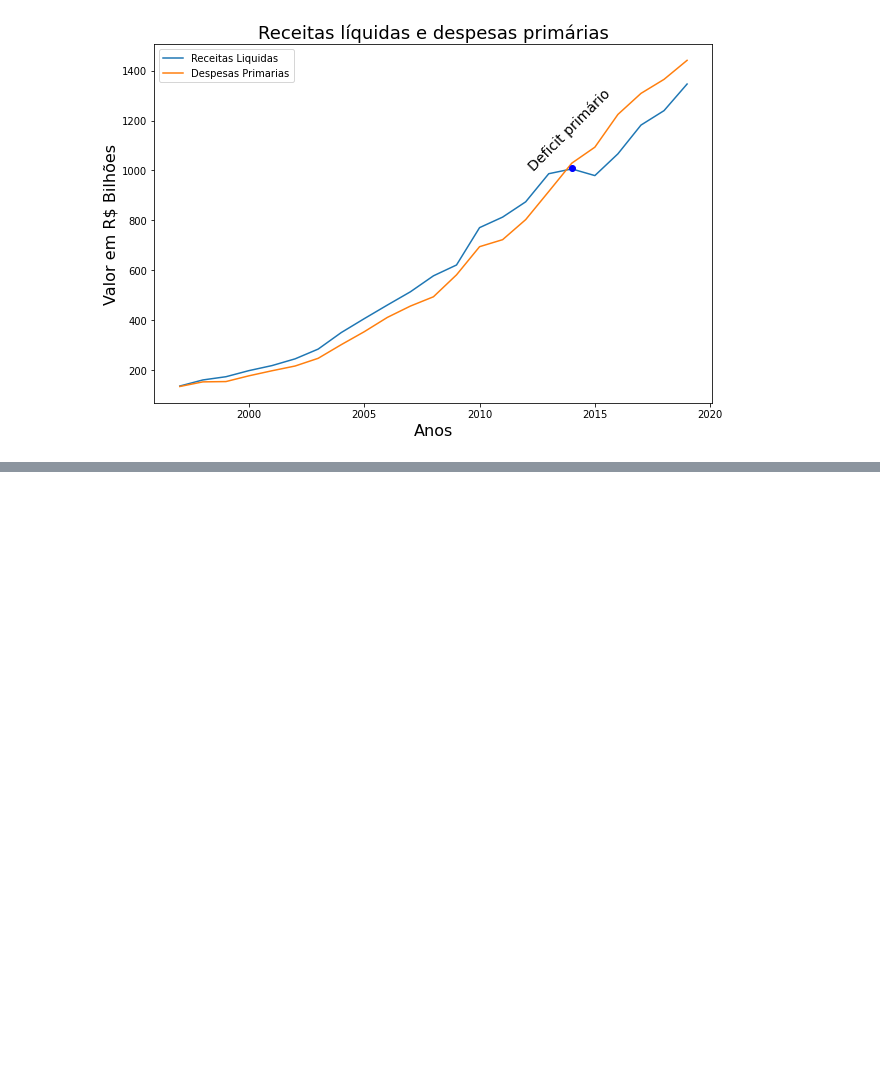
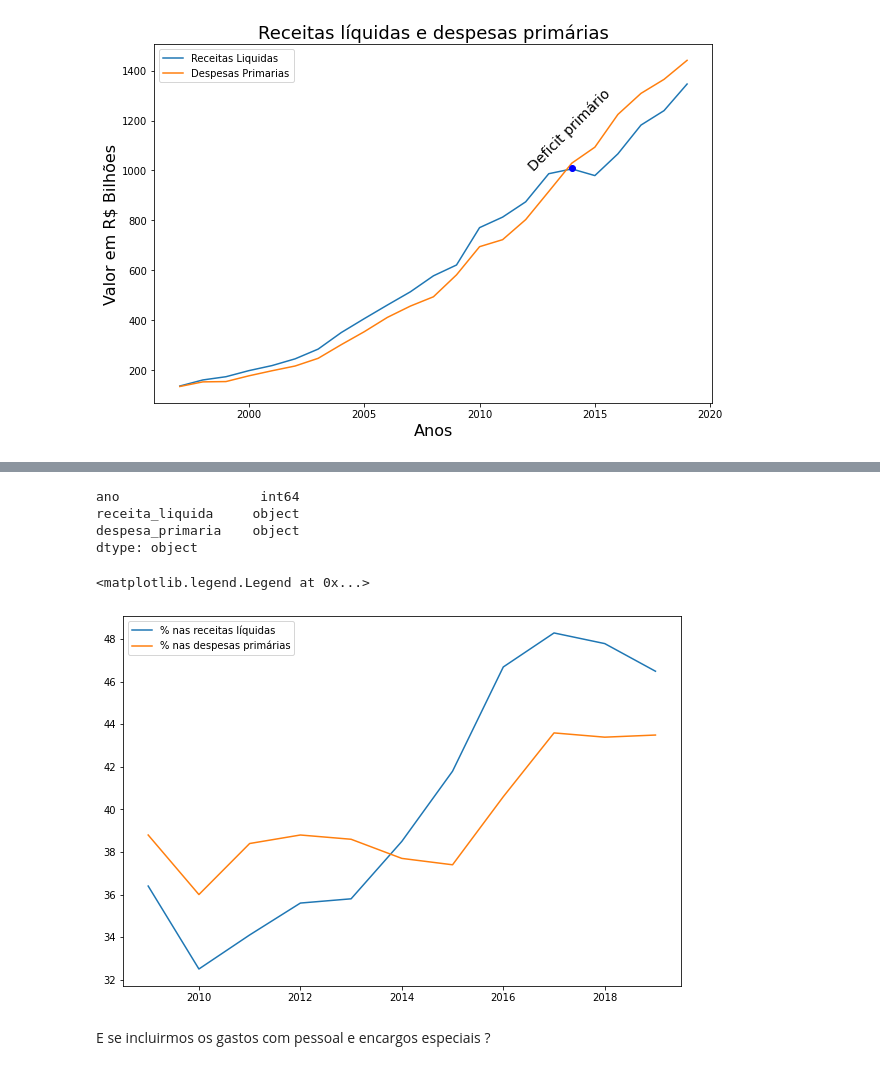
Before and after one commit to jp-data/template_portfolio, a Jupyter notebook: Previdência_social_brasileira.ipynb, the cells around one changed output, grey strips where cells are left out. Cells and saved outputs as stored; diff of their text form; code cells hidden in the pictures; blank space fills up the shorter version.

```diff
--- a/Previdência_social_brasileira.ipynb
+++ b/Previdência_social_brasileira.ipynb
@@ -360,0 +378,6 @@ DIante desse cenário, o que você faria ?
+# %%
+previdencia_em_porcentagem= pd.DataFrame(columns=['ano','receita_liquida','despesa_primaria'])
+previdencia_em_porcentagem.receita_liquida= (df_valores_reais.Despesa_previdencia/ df_valores_reais.Receita_liquida).apply(format_decimal)
+previdencia_em_porcentagem.despesa_primaria= (df_valores_reais.Despesa_previdencia/ df_valores_reais.Despesa_primaria).apply(format_decimal)
+previdencia_em_porcentagem.ano= df_valores_reais.Ano
+previdencia_em_porcentagem.head()
@@ -360,0 +391,24 @@ DIante desse cenário, o que você faria ?
+# %%
+previdencia_em_porcentagem.dtypes
+# %% [output]
+ano                  int64
+receita_liquida     object
+despesa_primaria    object
+dtype: object
+# %%
+previdencia_em_porcentagem.receita_liquida= previdencia_em_porcentagem.receita_liquida.astype(float)
+previdencia_em_porcentagem.despesa_primaria= previdencia_em_porcentagem.despesa_primaria.astype(float)
+# %%
+x= previdencia_em_porcentagem.ano[12:23]
+y1= (previdencia_em_porcentagem.receita_liquida[12:23])*100
+y2= (previdencia_em_porcentagem.despesa_primaria[12:23])*100
+
+figura= plt.figure(figsize=(10,6.8))
+figura= plt.plot(x, y1, label= '% nas receitas líquidas')
+figura= plt.plot(x, y2, label= '% nas despesas primárias')
+plt.legend()
+# %% [output]
+<matplotlib.legend.Legend at 0x...>
+[figure, added]
+# %% [markdown]
+E se incluirmos os gastos com pessoal e encargos especiais ?
```
Also changed, not shown: parts of 10 cells of this notebook.
